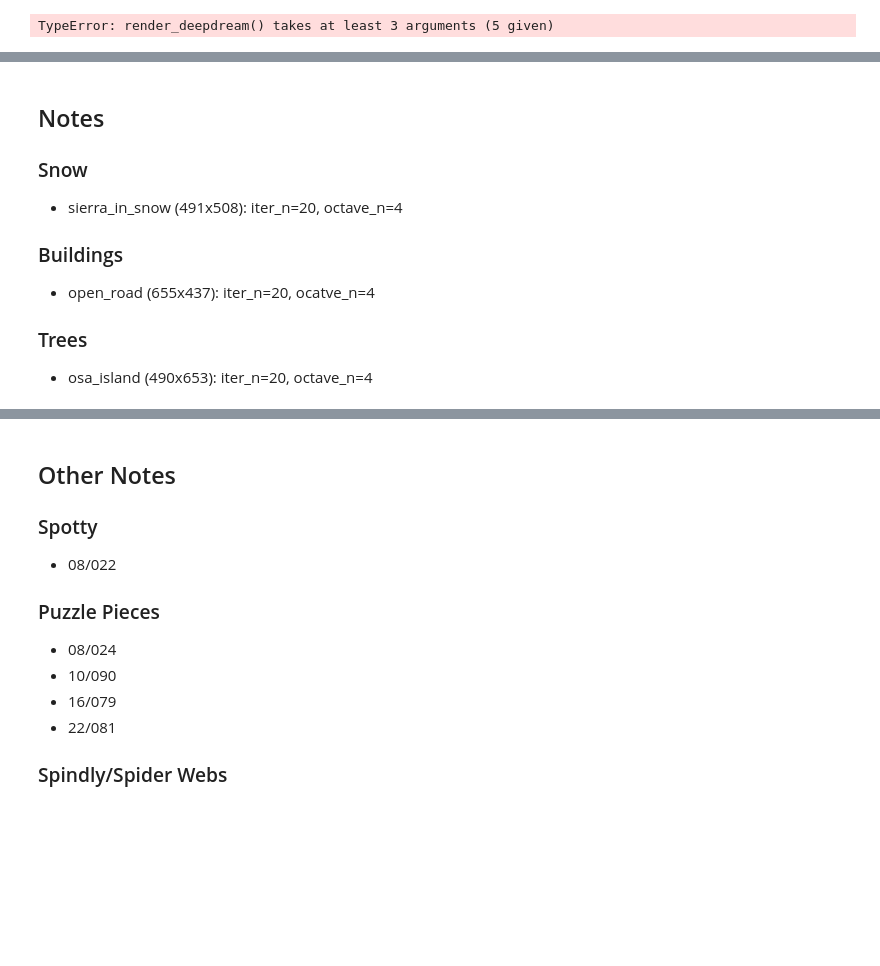
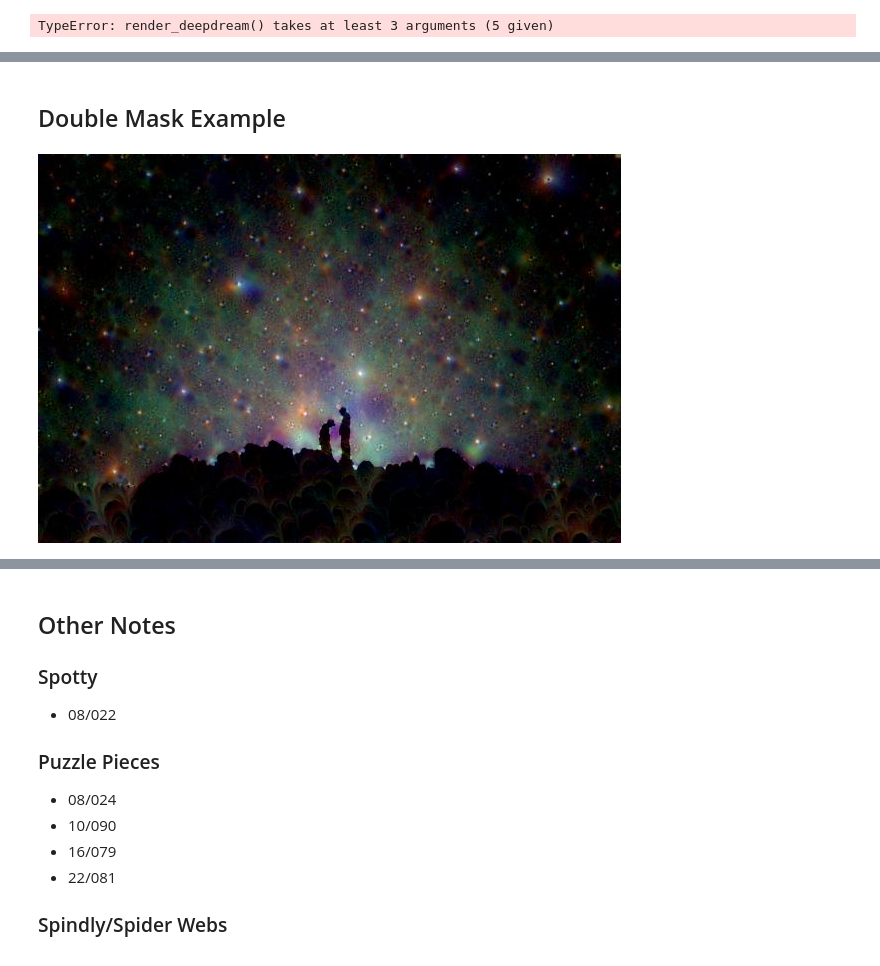
Before and after one commit to deepbluesea/tf-deepdream, a Jupyter notebook: deep-dream-mask.ipynb, the cells around one changed output, grey strips where cells are left out. Cells and saved outputs as stored; diff of their text form; code cells hidden in the pictures; blank space fills up the shorter version.

```diff
--- a/deep-dream-mask.ipynb
+++ b/deep-dream-mask.ipynb
@@ -228,10 +302,37 @@ img = render_deepdream(T(layer)[:,:,:,feature_num], img, mask, iter_n=20, octave
-# %% [markdown]
-## Notes
-### Snow
-- sierra_in_snow (491x508): iter_n=20, octave_n=4
-
-### Buildings
-- open_road (655x437): iter_n=20, ocatve_n=4
-
-### Trees
-- osa_island (490x653): iter_n=20, octave_n=4
+# %% [markdown]
+## Double Mask Example
+# %%
+# get network info
+layers = [op.name for op in graph.get_operations() if op.type=='Conv2D' and 'import/' in op.name]
+features = [int(graph.get_tensor_by_name(name+':0').get_shape()[-1]) for name in layers]
+
+# import image
+# img = PIL.Image.open('/home/mattw/Dropbox/deep-dream/clouds/mountain_clouds/mountain_clouds.JPG')
+img = PIL.Image.open('/home/mattw/Dropbox/deep-dream/clouds/mountain_clouds/mountain_clouds_gimp_tunnel.JPG')
+img = np.float32(img)
+
+# import masks
+mask_a = PIL.Image.open('/home/mattw/Dropbox/deep-dream/clouds/mountain_clouds/mountain_clouds_RIDGE_mask.JPG')
+mask_b = PIL.Image.open('/home/mattw/Dropbox/deep-dream/clouds/mountain_clouds/mountain_clouds_CLOUD_mask.JPG')
+mask_c = PIL.Image.open('/home/mattw/Dropbox/deep-dream/clouds/mountain_clouds/mountain_clouds_PEOPLE_mask2.JPG')
+
+# for ridge
+layer1 = layers[4]
+feature_num1 = 19
+mask1 = np.float32(mask_a)
+
+# for sky
+layer2 = layers[14]
+feature_num2 = 55
+mask_b = np.float32(mask_b)/255.0
+mask_c = np.float32(mask_c)/255.0
+mask2 = np.multiply(mask_b, mask_b)*255.0
+
+# run deep dream; more iterations intensifies features, more octaves increases their size
+# 22/101 - iter_n=100, octave_n=4
+img = render_deepdream_2masks(0.1*T(layer1)[:,:,:,feature_num1], T(layer2)[:,:,:,feature_num2],
+                              img,
+                              mask1, mask2,
+                              iter_n=10, octave_n=10)
+# %% [output]
+[figure, added]
```
Also changed, not shown: parts of 16 cells of this notebook, 2 other files.
